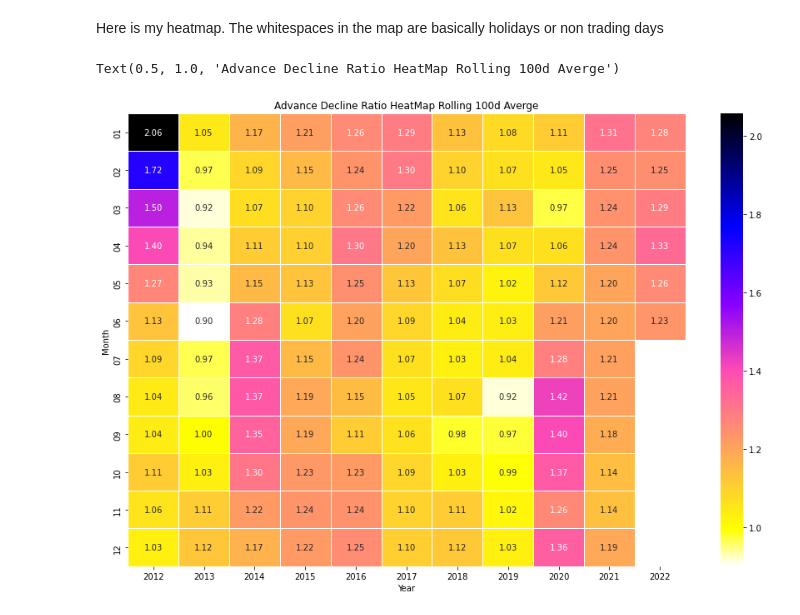
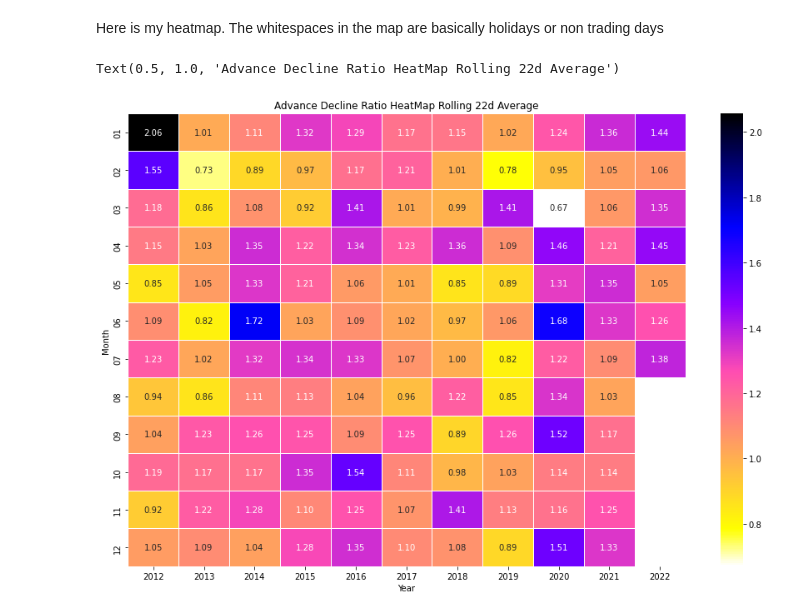
Before and after one commit to shiladitya146/Jupyter-Notebook, a Jupyter notebook: Advance-Decline Ratio .ipynb, the cells around one changed output. Saved outputs shown, nothing was run; the diff lists cells and outputs as text; code cells hidden in the pictures.

```diff
--- a/Advance-Decline Ratio .ipynb
+++ b/Advance-Decline Ratio .ipynb
@@ -72,0 +88,19 @@ df.head(n=2)
+# %%
+import requests
+import csv
+
+current_month_output = pd.DataFrame()
+
+for i in current_month_date_list:
+    try:
+        url  = 'https://www1.nseindia.com/archives/equities/mkt/MA'+i+'.csv'
+        Date = pd.read_csv(url, skiprows=0,nrows=1,usecols = [1,1],header = None).values[0][0]
+        #print(Date)
+        Adv  = pd.read_csv(url, skiprows=80,nrows=1,usecols = [2,2],header = None).values[0][0]
+        Dec  = pd.read_csv(url, skiprows=82,nrows=1,usecols = [2,2],header = None).values[0][0]
+        Adv_Dec_Ratio = Adv/Dec
+        #print(Date,Adv,Dec,Adv_Dec_Ratio)
+        output = pd.DataFrame([[Date,Adv,Dec,Adv_Dec_Ratio]],columns=['Date','Adv','Dec','Adv_Dec_Ratio'])
+        current_month_output = current_month_output.append(output)
+    except:
+        pass
@@ -72,0 +118,2 @@ df.head(n=2)
+# %%
+df = df.append(current_month_output)
@@ -108,3 +150,0 @@ To smoothen the series I use a 60 (approx 3 months) day moving average of the se
-# %%
-import numpy as np
-df['Mean_Adv_Dec_Ratio'] = df['Adv_Dec_Ratio_Recalc'].rolling(100,1).mean()
@@ -135,0 +153,3 @@ df.plot(x = 'Date' , y = 'Mean_Adv_Dec_Ratio' , figsize = (15,10) , color = 'blu
+# %%
+import numpy as np
+df['Mean_Adv_Dec_Ratio'] = df['Adv_Dec_Ratio_Recalc'].rolling(22,1).mean()
@@ -153,12 +198,12 @@ Here is my heatmap. The whitespaces in the map are basically holidays or non tra
 # %%
 import seaborn as sns
 import matplotlib.pyplot as plt
 
 plt.figure(figsize = (15,10))
 sns.heatmap(x, annot = True, fmt = '.2f' ,cmap = 'gnuplot2_r' , linewidth = 1)
 plt.xlabel('Year')
 plt.ylabel('Month')
-plt.title('Advance Decline Ratio HeatMap Rolling 100d Averge')
+plt.title('Advance Decline Ratio HeatMap Rolling 22d Average')
 # %% [output]
-Text(0.5, 1.0, 'Advance Decline Ratio HeatMap Rolling 100d Averge')
+Text(0.5, 1.0, 'Advance Decline Ratio HeatMap Rolling 22d Average')
-[figure, old version]
+[figure, new version]
```
Also changed, not shown: parts of 20 cells of this notebook.
